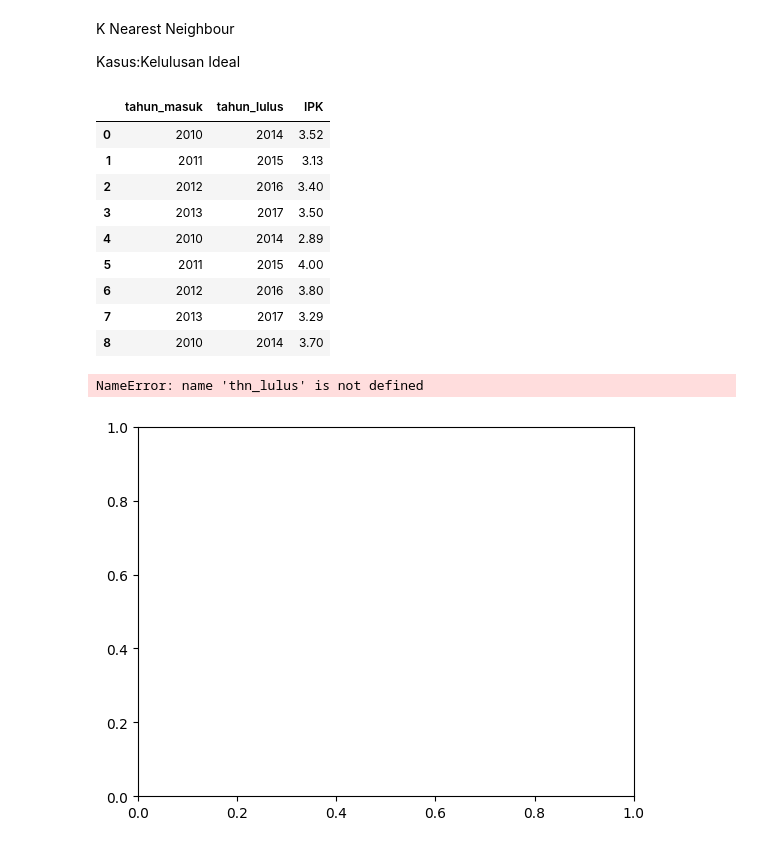
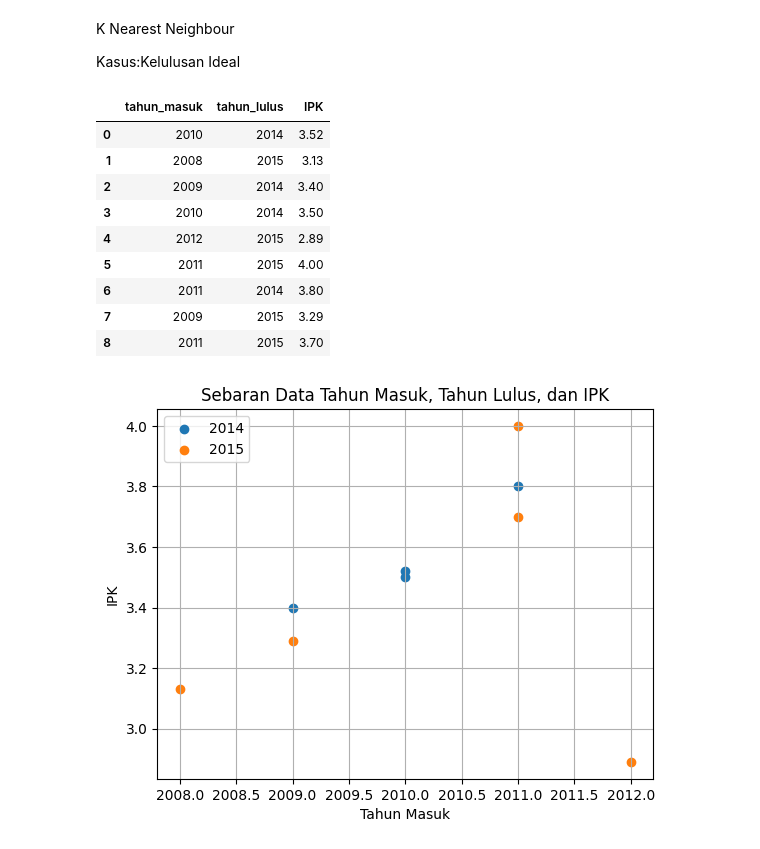
Before and after one commit to andrewuwuu/Kelompok-KB-PSTID, a Jupyter notebook: knn.ipynb, the cells around one changed output. Saved outputs shown, nothing was run; the diff lists cells and outputs as text; code cells hidden in the pictures.

```diff
--- a/knn.ipynb
+++ b/knn.ipynb
@@ -4,10 +4,12 @@ K Nearest Neighbour
 Kasus:Kelulusan Ideal
 # %%
 import pandas as pd
+from sklearn.preprocessing import LabelEncoder
+import matplotlib.pyplot as plt
 
 sensus = {
-    'tahun_masuk':[2010, 2011, 2012, 2013, 2010, 2011, 2012, 2013, 2010],
-    'tahun_lulus':[2014, 2015, 2016, 2017, 2014, 2015, 2016, 2017, 2014],
+    'tahun_masuk':[2010, 2008, 2009, 2010, 2012, 2011, 2011, 2009, 2011],
+    'tahun_lulus':[2014, 2015, 2014, 2014, 2015, 2015, 2014, 2015, 2015],
     'IPK':[3.52, 3.13, 3.4, 3.5, 2.89, 4, 3.8, 3.29, 3.7]
 }
 
@@ -16,27 +18,26 @@ sensus_df
 # %% [output]
 |  | tahun_masuk | tahun_lulus | IPK |
 | 0 | 2010 | 2014 | 3.52 |
-| 1 | 2011 | 2015 | 3.13 |
-| 2 | 2012 | 2016 | 3.40 |
-| 3 | 2013 | 2017 | 3.50 |
-| 4 | 2010 | 2014 | 2.89 |
+| 1 | 2008 | 2015 | 3.13 |
+| 2 | 2009 | 2014 | 3.40 |
+| 3 | 2010 | 2014 | 3.50 |
+| 4 | 2012 | 2015 | 2.89 |
 | 5 | 2011 | 2015 | 4.00 |
-| 6 | 2012 | 2016 | 3.80 |
-| 7 | 2013 | 2017 | 3.29 |
-| 8 | 2010 | 2014 | 3.70 |
+| 6 | 2011 | 2014 | 3.80 |
+| 7 | 2009 | 2015 | 3.29 |
+| 8 | 2011 | 2015 | 3.70 |
 # %%
 import matplotlib.pyplot as plt
 
 fig, ax = plt.subplots()
-for ipk, d in sensus_df.groupby('tahun_lulus'):
+for thn_lulus, d in sensus_df.groupby('tahun_lulus'):
     ax.scatter(d['tahun_masuk'], d['IPK'], label=thn_lulus)
 
 plt.legend(loc='upper left')
 plt.title('Sebaran Data Tahun Masuk, Tahun Lulus, dan IPK')
 plt.xlabel('Tahun Masuk')
-plt.ylabel('Tahun Lulus')
+plt.ylabel('IPK')
 plt.grid(True)
 plt.show()
 # %% [output]
-NameError: name 'thn_lulus' is not defined
-[figure, old version]
+[figure, new version]
```
Also changed, not shown: parts of 20 cells of this notebook.
